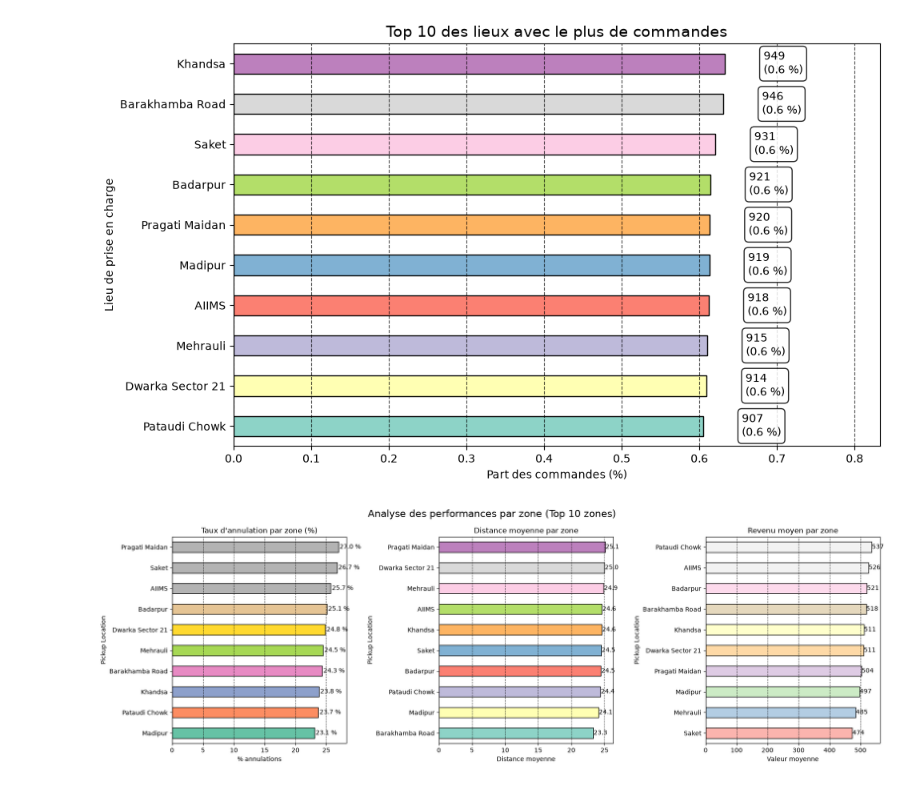
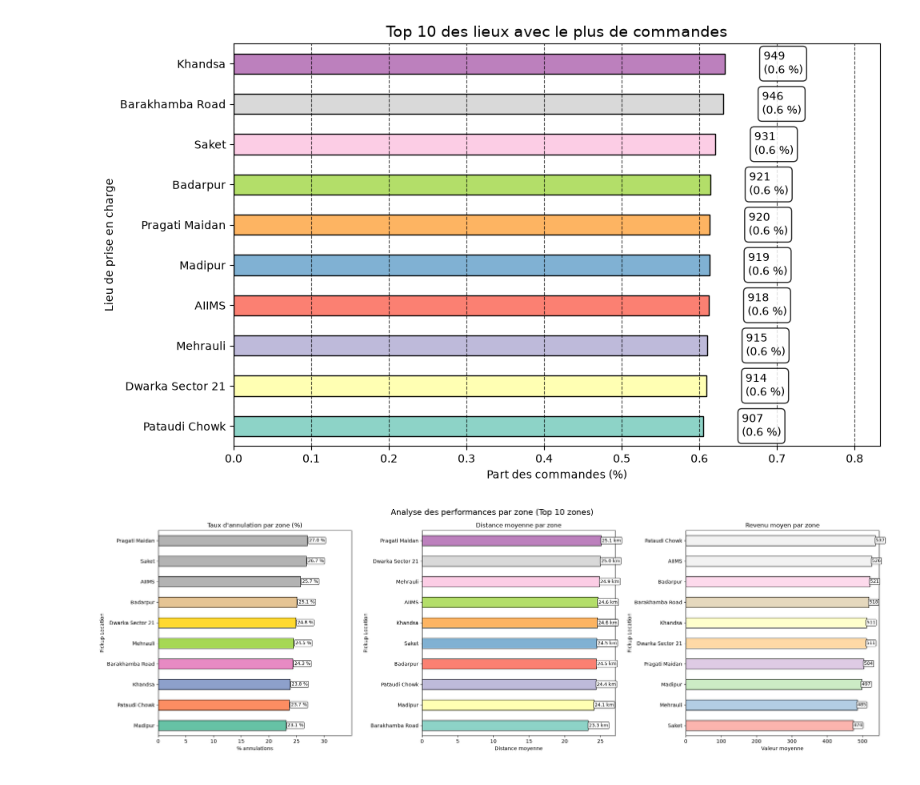
Before and after one commit to Balkis-dev/Repository_Booking, a Jupyter notebook: nettoyer_booking_data.ipynb, the cells around one changed output. Cells and saved outputs as stored; diff of their text form; code cells hidden in the pictures.

```diff
--- a/nettoyer_booking_data.ipynb
+++ b/nettoyer_booking_data.ipynb
@@ -1962,7 +1962,7 @@ revenu_zone = (
 fig, axes = plt.subplots(
     1,
     3,
-    figsize=(18,6)
+    figsize=(22,7)
 )
 
 
@@ -1989,13 +1989,25 @@ axes[0].set_title(
 
 axes[0].set_xlabel("% annulations")
 
+axes[0].set_xlim(
+    0,
+    annulation_zone.max() + 8
+)
+
 
 for i, valeur in enumerate(annulation_zone):
     axes[0].text(
-        valeur + 0.2,
+        valeur + 0.3,
         i,
         f"{valeur:.1f} %",
-        va="center"
+        va="center",
+        fontsize=9,
+        bbox=dict(
+            boxstyle="round,pad=0.2",
+            facecolor="white",
+            edgecolor="black",
+            alpha=0.8
+        )
     )
 
 
@@ -2016,13 +2028,25 @@ axes[1].set_title(
 
 axes[1].set_xlabel("Distance moyenne")
 
+axes[1].set_xlim(
+    0,
+    distance_zone.max() + 2
+)
+
 
 for i, valeur in enumerate(distance_zone):
     axes[1].text(
-        valeur + 0.05,
+        valeur + 0.1,
         i,
-        f"{valeur:.1f}",
-        va="center"
+        f"{valeur:.1f} km",
+        va="center",
+        fontsize=9,
+        bbox=dict(
+            boxstyle="round,pad=0.2",
+            facecolor="white",
+            edgecolor="black",
+            alpha=0.8
+        )
     )
 
 
@@ -2032,43 +2056,45 @@ for i, valeur in enumerate(distance_zone):
 
 revenu_zone.plot(
     kind="barh",
     ax=axes[2],
     color=couleurs3,
     edgecolor="black"
 )
 
 axes[2].set_title(
     "Revenu moyen par zone"
 )
 
 axes[2].set_xlabel("Valeur moyenne")
 
+axes[2].set_xlim(
+    0,
+    revenu_zone.max() + 10
+)
+
 
 for i, valeur in enumerate(revenu_zone):
     axes[2].text(
-        valeur + 0.5,
+        valeur + 1,
         i,
         f"{valeur:.0f}",
-        va="center"
-    )
-
-
-# Mise en forme générale
-for ax in axes:
-    ax.grid(
-        axis="x",
-        linestyle="--",
-        alpha=0.7,
-        color="black"
+        va="center",
+        fontsize=9,
+        bbox=dict(
+            boxstyle="round,pad=0.2",
+            facecolor="white",
+            edgecolor="black",
+            alpha=0.8
+        )
     )
 
 
 plt.suptitle(
     "Analyse des performances par zone (Top 10 zones)",
     fontsize=16
 )
 
 plt.tight_layout()
 plt.show()
 # %% [output]
-[figure, old version]
+[figure, new version]
```
